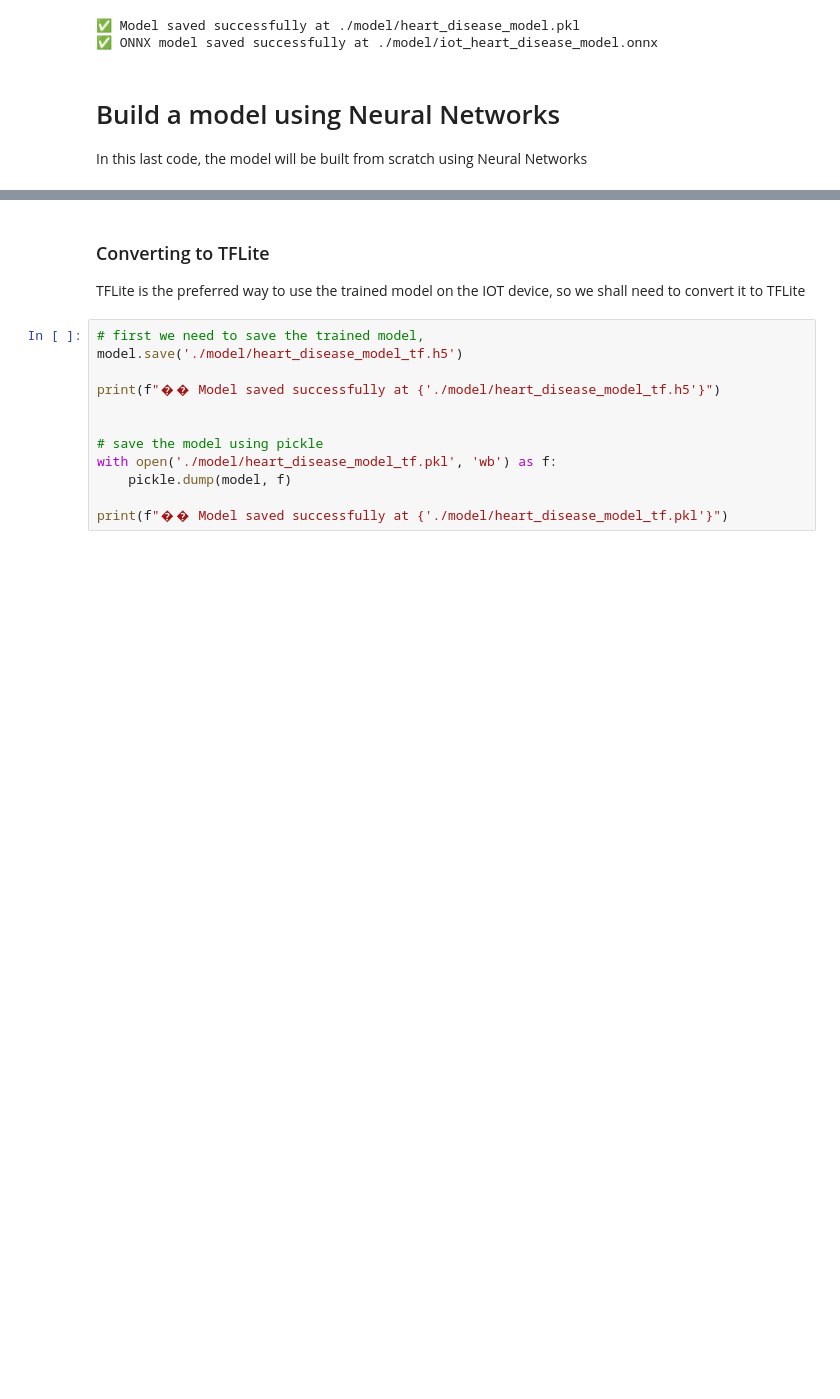
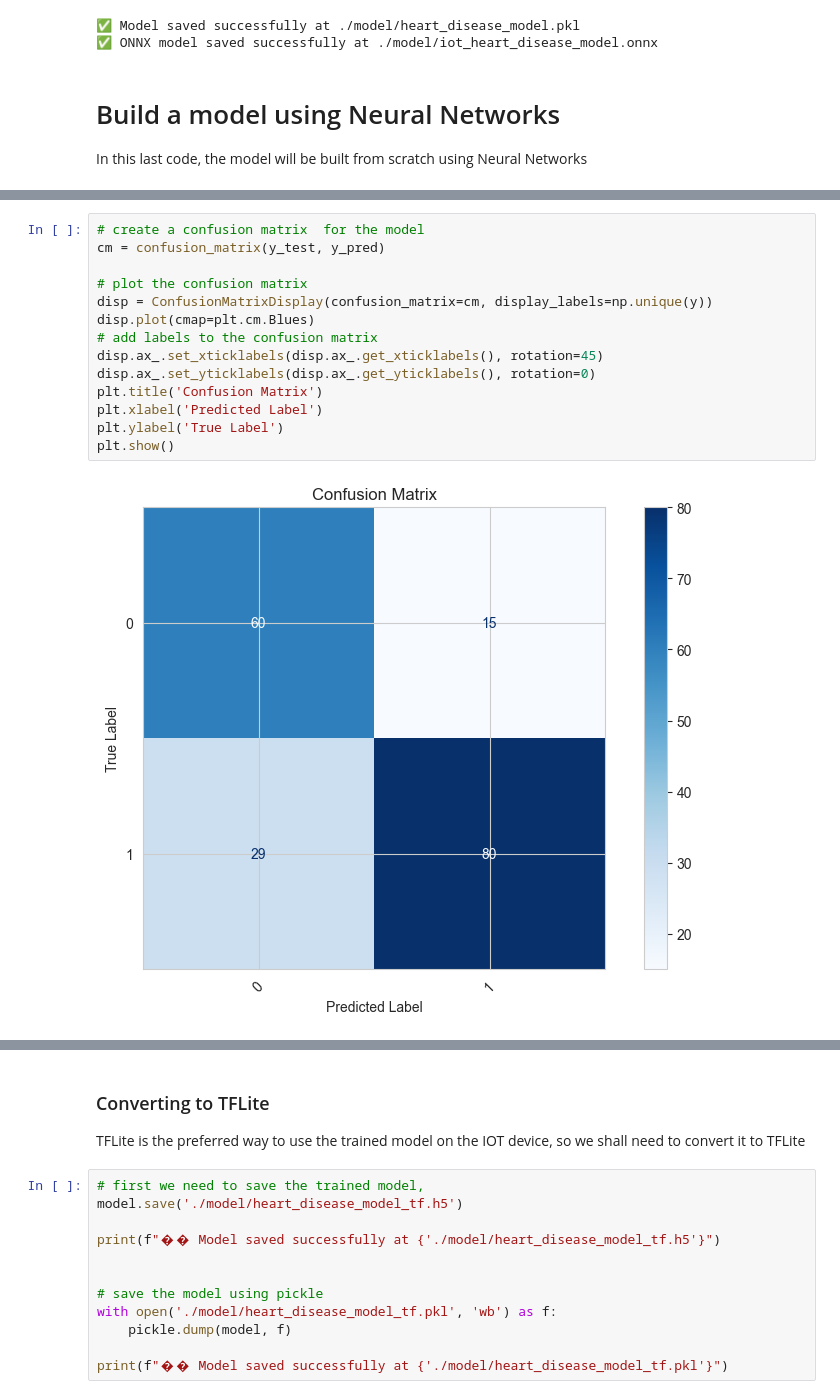
Before and after one commit to kaybrian/capstone, a Jupyter notebook: ML_Model/main.ipynb, the cells around one changed output, grey strips where cells are left out. Cells and saved outputs as stored; diff of their text form; blank space fills up the shorter version.

Commit message:
updated visuals

```diff
--- a/ML_Model/main.ipynb
+++ b/ML_Model/main.ipynb
@@ -1319,0 +1303,16 @@ MSE: 0.20652173913043478
+# %%
+# create a confusion matrix  for the model
+cm = confusion_matrix(y_test, y_pred)
+
+# plot the confusion matrix
+disp = ConfusionMatrixDisplay(confusion_matrix=cm, display_labels=np.unique(y))
+disp.plot(cmap=plt.cm.Blues)
+# add labels to the confusion matrix
+disp.ax_.set_xticklabels(disp.ax_.get_xticklabels(), rotation=45)
+disp.ax_.set_yticklabels(disp.ax_.get_yticklabels(), rotation=0)
+plt.title('Confusion Matrix')
+plt.xlabel('Predicted Label')
+plt.ylabel('True Label')
+plt.show()
+# %% [output]
+[figure, added]
```
Also changed, not shown: parts of 11 cells of this notebook, 1 other file.
